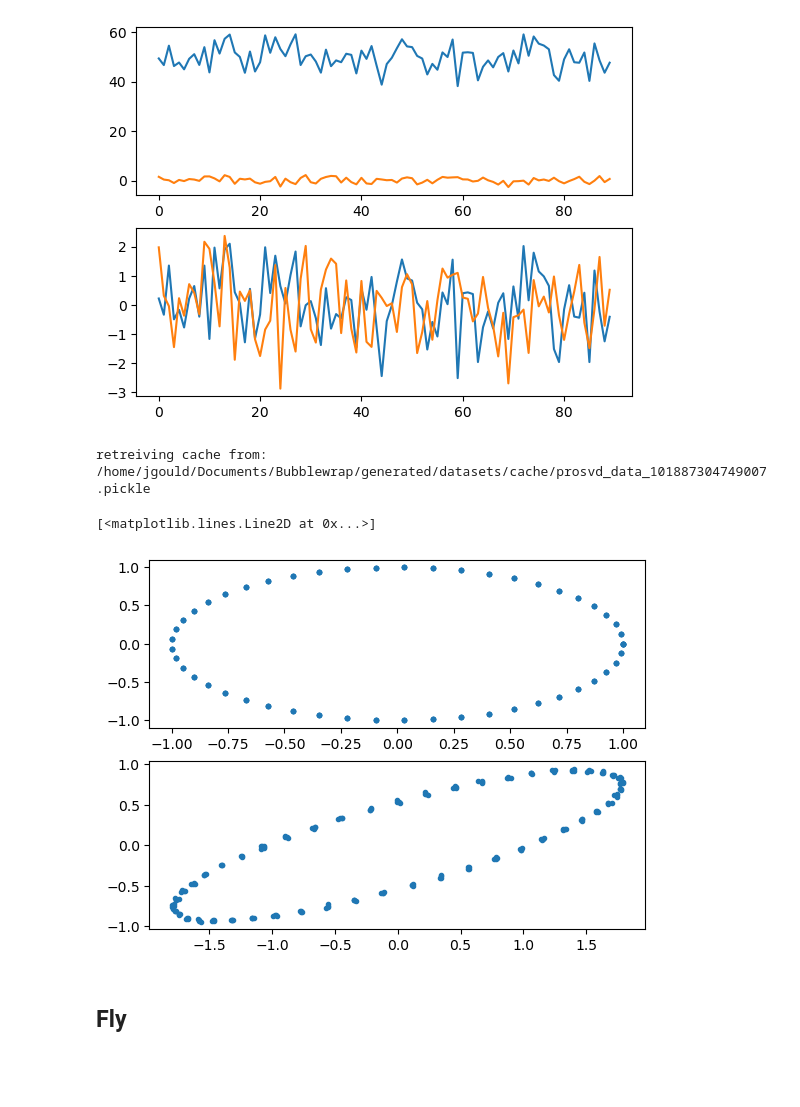
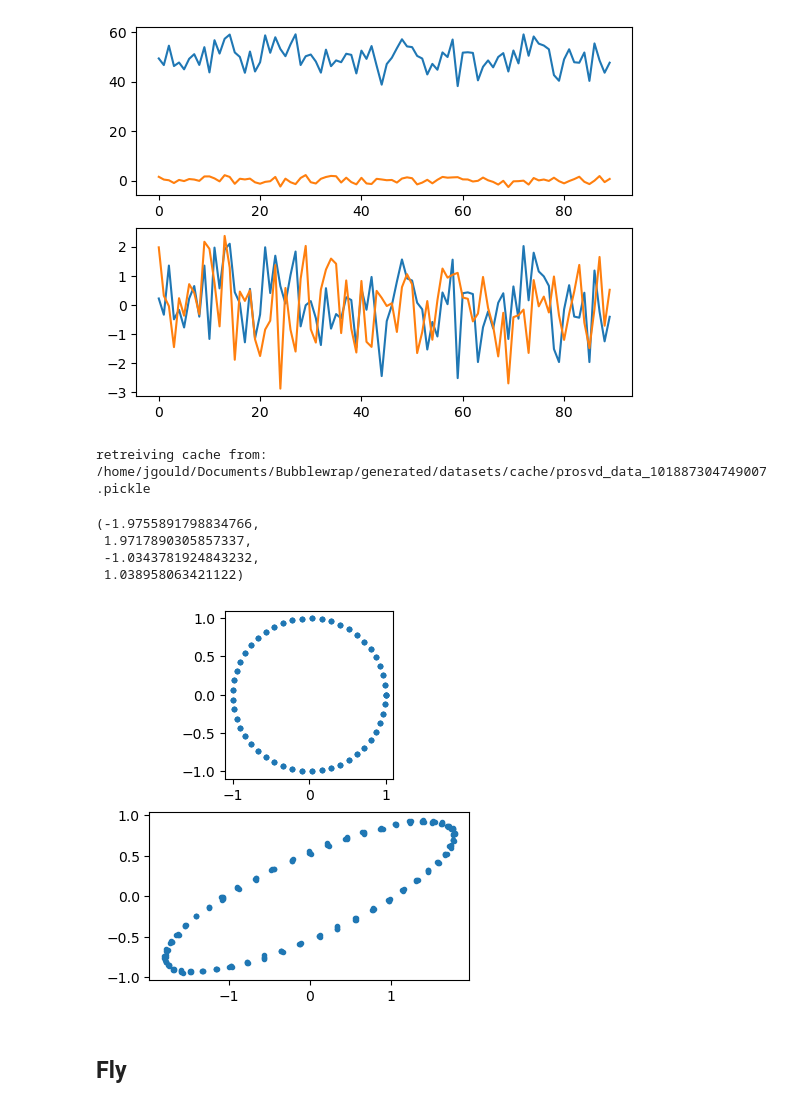
Before and after one commit to draeloslab/AdaptiveLatents, a Jupyter notebook: scripts/regressions.ipynb, the cells around one changed output. Drawn from its saved outputs; the diff is of its cells as text; code cells hidden in the pictures; blank space fills up the shorter version.

```diff
--- a/scripts/regressions.ipynb
+++ b/scripts/regressions.ipynb
@@ -65,28 +65,33 @@ ax[1].plot(zscored_a)
 # %%
 rng = np.random.default_rng(0) # changing the seed will cache a new value
 
 # define points in a circle
 theta = np.linspace(0, 2*np.pi)
 theta = np.hstack([theta for _ in range(4)])
 a = np.column_stack([np.cos(theta), np.sin(theta)])
 
 # project the circle into a high dimension
 p_matrix = rng.random(size = (2, 5))
 hi_d_a = a @ p_matrix
 hi_d_a += rng.normal(size=hi_d_a.shape, scale=0.01)
 
 # this recovers the circle
 #################
 recovered_a = fin.prosvd_data(input_arr=hi_d_a, output_d=2, init_size=3)
 #################
 
 fig, ax = plt.subplots(nrows=2)
 ax[0].plot(a[:,0], a[:,1], '.')
+ax[0].axis("scaled")
 ax[1].plot(recovered_a[:,0], recovered_a[:,1], '.')
+ax[1].axis('scaled')
 # %% [output]
 retreiving cache from: /home/jgould/Documents/Bubblewrap/generated/datasets/cache/prosvd_data_101887304749007.pickle
-[<matplotlib.lines.Line2D at 0x...>]
+(-1.9755891798834766,
+ 1.9717890305857337,
+ -1.0343781924843232,
+ 1.038958063421122)
-[figure, old version]
+[figure, new version]
 # %% [markdown]
 ## Fly
 # %%
```
Also changed, not shown: 4 other files.
